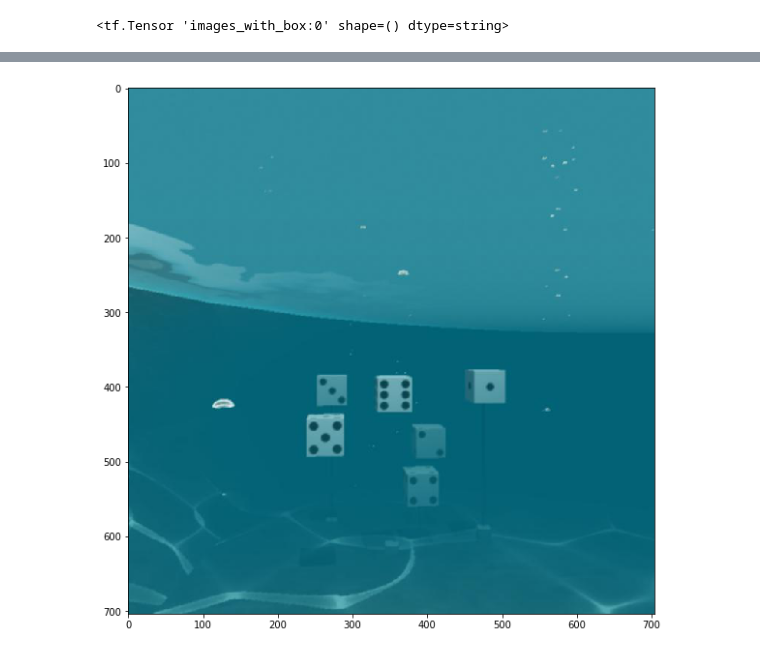
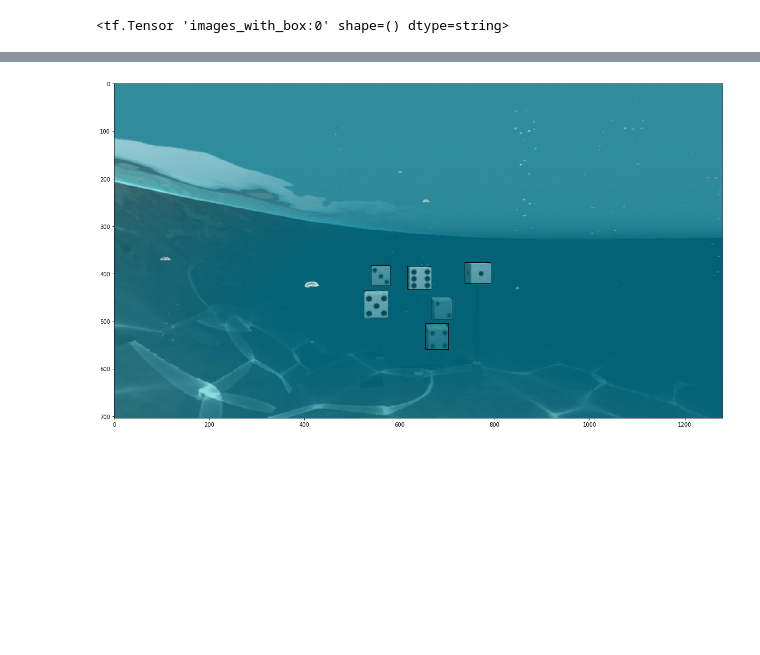
Before and after one commit to Simikamali/image_augment, a Jupyter notebook: DataAug.ipynb, the cells around one changed output, grey strips where cells are left out. Saved outputs shown, nothing was run; the diff lists cells and outputs as text; code cells hidden in the pictures; blank space fills up the shorter version.

```diff
--- a/DataAug.ipynb
+++ b/DataAug.ipynb
@@ -151,9 +152,0 @@ rot = 127
-# %%
-fig = plt.figure(figsize=(10,10))
-xcut = int((img.shape[1]-img.shape[0])/2)
-xper = (img.shape[0]/img.shape[1])
-img = img[:,xcut:-xcut,:]
-plt.imshow(img)
-plt.show()
-# %% [output]
-[figure, removed]
@@ -165,0 +153,11 @@ new_box[:,:,2] = boxes[:,:,2]
+# %%
+# SHOW ORIGINAL IMAGE WITH BOUNDING BOXES
+tf_img = tf.convert_to_tensor(np.expand_dims(img,0), np.float32)
+tf_box = tf.convert_to_tensor(boxes, np.float32)
+image_with_box = tf.image.draw_bounding_boxes(tf_img,tf_box)
+image = sess.run(image_with_box)
+fig = plt.figure(figsize=(20,20))
+plt.imshow(image[-1,:,:,:]/255)
+plt.show()
+# %% [output]
+[figure, added]
```
Also changed, not shown: parts of 17 cells of this notebook.
